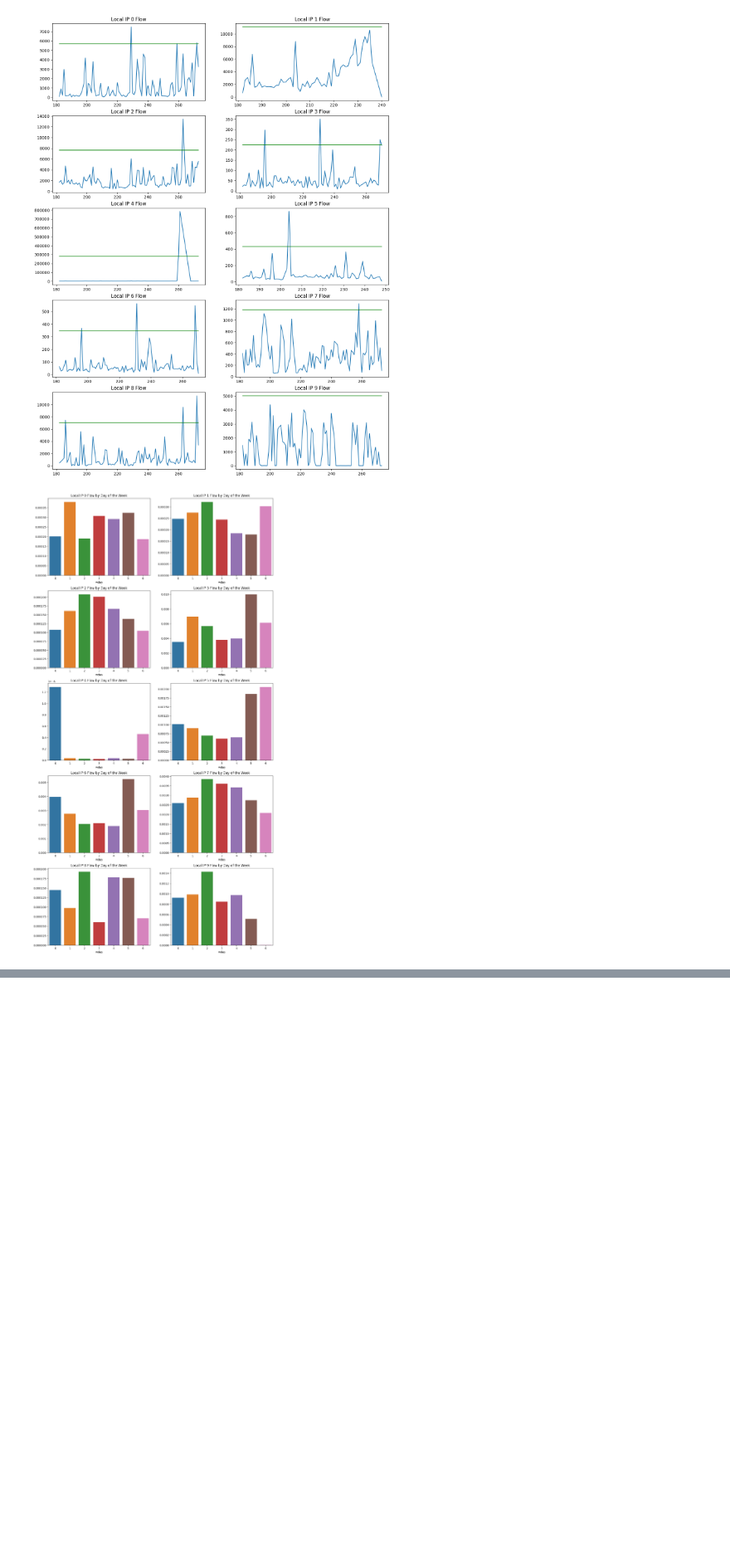
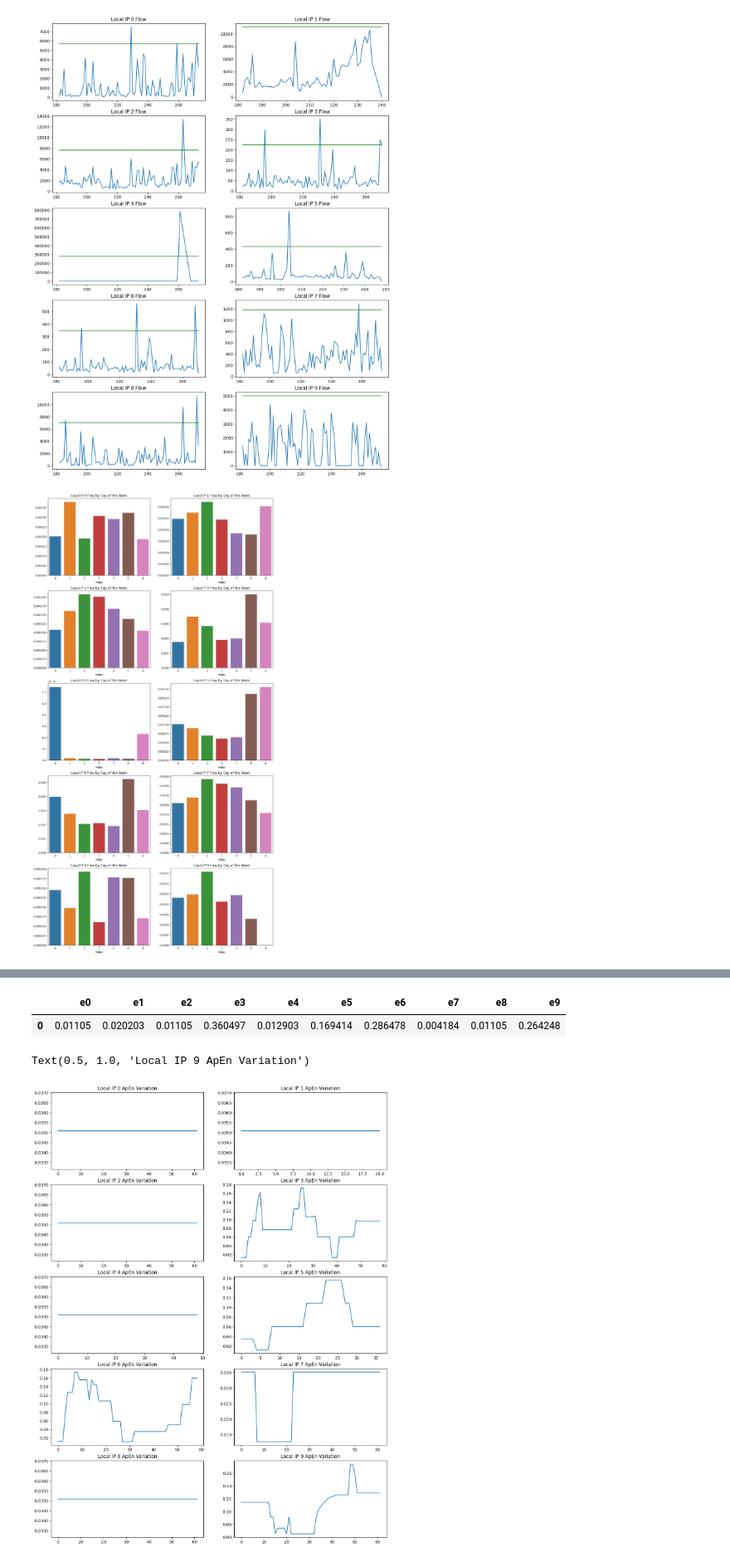
Before and after one commit to Barry2904/Network_Threat_Dectection, a Jupyter notebook: Threat_dectection.ipynb, the cells around one changed output, grey strips where cells are left out. Shown at 83% size. Cells and saved outputs as stored; diff of their text form; code cells hidden in the pictures; blank space fills up the shorter version.

```diff
--- a/Threat_dectection.ipynb
+++ b/Threat_dectection.ipynb
@@ -354,0 +411,14 @@ TensorShape([None, 10, 126, 126, 64])
+# %%
+def ApEn(U, m, r):
+
+    def _maxdist(x_i, x_j):
+        return max([abs(ua - va) for ua, va in zip(x_i, x_j)])
+
+    def _phi(m):
+        x = [[U[j] for j in range(i, i + m - 1 + 1)] for i in range(N - m + 1)]
+        C = [len([1 for x_j in x if _maxdist(x_i, x_j) <= r]) / (N - m + 1.0) for x_i in x]
+        return (N - m + 1.0)**(-1) * sum(np.log(C))
+
+    N = len(U)
+
+    return abs(_phi(m + 1) - _phi(m))
@@ -354,0 +438,56 @@ TensorShape([None, 10, 126, 126, 64])
+# %%
+ent_values = pd.DataFrame({'e0':[e0], 'e1':[e1],'e2':[e2],'e3':[e3],'e4':[e4],'e5':[e5],
+              'e6':[e6],'e7':[e7],'e8':[e8],'e9':[e9]})
+ent_values.head()
+# %% [output]
+|  | e0 | e1 | e2 | e3 | e4 | e5 | e6 | e7 | e8 | e9 |
+| 0 | 0.01105 | 0.020203 | 0.01105 | 0.360497 | 0.012903 | 0.169414 | 0.286478 | 0.004184 | 0.01105 | 0.264248 |
+# %%
+def entropyTrend(data,d):
+    etrend = [ApEn(np.multiply(data[n:n+d].values,1),2,3) for n in range(len(data)-d)]
+    return etrend
+# %%
+f,axarray = plt.subplots(5,2,figsize=(15,20))
+days = 30
+et0 = entropyTrend(ip0['f'],days)
+axarray[0,0].plot(range(len(et0)),et0)
+axarray[0,0].set_title("Local IP 0 ApEn Variation")
+
+et1 = entropyTrend(ip1['f'],days)
+axarray[0,1].plot(range(len(et1)),et1)
+axarray[0,1].set_title("Local IP 1 ApEn Variation")
+
+et2 = entropyTrend(ip2['f'],days)
+axarray[1,0].plot(range(len(et2)),et2)
+axarray[1,0].set_title("Local IP 2 ApEn Variation")
+
+et3 = entropyTrend(ip3['f'],days)
+axarray[1,1].plot(range(len(et3)),et3)
+axarray[1,1].set_title("Local IP 3 ApEn Variation")
+
+et4 = entropyTrend(ip4['f'],days)
+axarray[2,0].plot(range(len(et4)),et4)
+axarray[2,0].set_title("Local IP 4 ApEn Variation")
+
+et5 = entropyTrend(ip5['f'],days)
+axarray[2,1].plot(range(len(et5)),et5)
+axarray[2,1].set_title("Local IP 5 ApEn Variation")
+
+et6 = entropyTrend(ip6['f'],days)
+axarray[3,0].plot(range(len(et6)),et6)
+axarray[3,0].set_title("Local IP 6 ApEn Variation")
+
+et7 = entropyTrend(ip7['f'],days)
+axarray[3,1].plot(range(len(et7)),et7)
+axarray[3,1].set_title("Local IP 7 ApEn Variation")
+
+et8 = entropyTrend(ip8['f'],days)
+axarray[4,0].plot(range(len(et8)),et8)
+axarray[4,0].set_title("Local IP 8 ApEn Variation")
+
+et9 = entropyTrend(ip9['f'],days)
+axarray[4,1].plot(range(len(et9)),et9)
+axarray[4,1].set_title("Local IP 9 ApEn Variation")
+# %% [output]
+Text(0.5, 1.0, 'Local IP 9 ApEn Variation')
+[figure, added]
```
Also changed, not shown: parts of 6 cells of this notebook.
